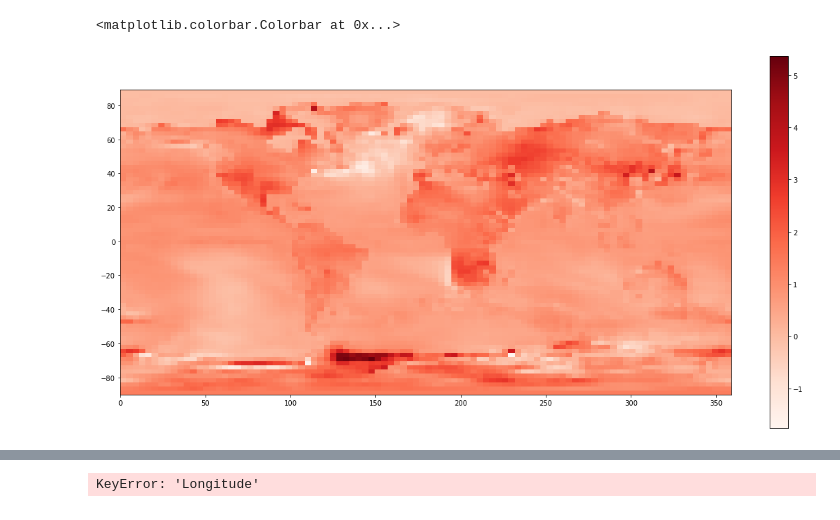
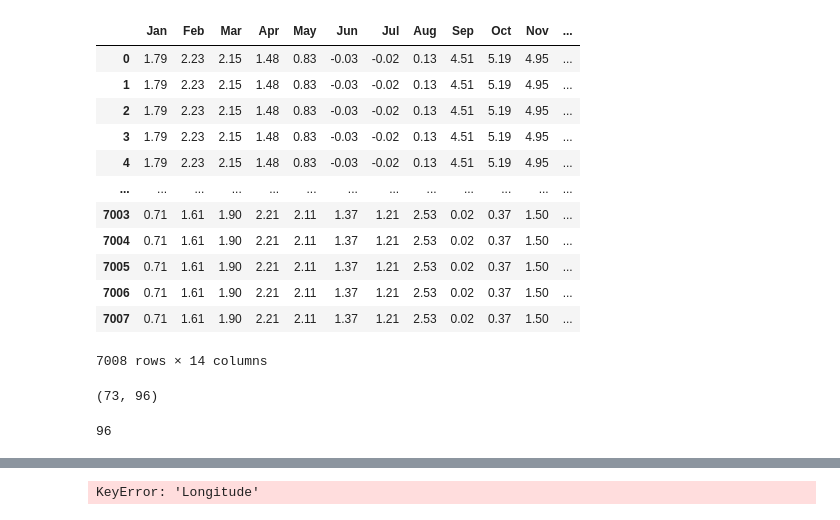
Before and after one commit to lofilippini/hadcm3-view, a Jupyter notebook: main.ipynb, the cells around one changed output, grey strips where cells are left out. Saved outputs shown, nothing was run; the diff lists cells and outputs as text; code cells hidden in the pictures.

```diff
--- a/main.ipynb
+++ b/main.ipynb
@@ -18,9 +14,9 @@ global month, longitudes, latitudes, coords
 month = ['Jan', 'Feb', 'Mar', 'Apr', 'May', 'Jun',
          'Jul', 'Aug', 'Sep', 'Oct', 'Nov', 'Dec']
 
-longitudes = np.arange(0,360,3.75)/3.75
-#latitudes = np.arange(-90,92.5,2.5)
-latitudes = np.arange(0,182.5,2.5)/2.5
+longitudes = np.arange(0,360,3.75)
+latitudes = np.arange(90,-92.5,-2.5)
+#latitudes = np.arange(0,182.5,2.5)
 
 long_mesh, lat_mesh = np.meshgrid(longitudes, latitudes)
 coords = np.column_stack((long_mesh.ravel(), lat_mesh.ravel()))
@@ -57,23 +53,38 @@ def diffileconv(file):
         weather[month[i]] = monthly_var[i]
 
     df = pd.DataFrame(weather)
-   # weather_var['Longitude'] = coords[:,0]
-   # weather_var['Latitude'] = coords[:,1]
 
     mat = df.to_numpy().transpose().reshape(12,73,96)
-    mat = np.roll(mat, 48, axis=2)
+    #mat = np.roll(mat, 48, axis=2)
 
-    return mat
+    df['Longitude'] = coords[:,0]
+    df['Latitude'] = coords[:,1]
+
+    return mat, df
-# %%
-temps = diffileconv("weather-data\A2a\HADCM3_A2a_TEMP_2020.dif")
-
-plt.figure(figsize = (20,10))
-plt.imshow(temps[5], cmap = 'Reds', extent=[0, 359, -90, 89])
-plt.colorbar()
-
-
-#ax_slider = plt.axes([0.1, 0.1, 0.8, 0.05])
-#slider = Slider(ax_slider, "Month", valmin = 0, valmax = 12, valinit = 0, valstep = 0)
-# %% [output]
-<matplotlib.colorbar.Colorbar at 0x...>
-[figure, removed]
+# %%
+temps_mat = diffileconv("weather-data\A2a\HADCM3_A2a_TEMP_2020.dif")[0]
+temps_df = diffileconv("weather-data\A2a\HADCM3_A2a_TEMP_2020.dif")[1]
+
+temps_df
+# %% [output]
+|  | Jan | Feb | Mar | Apr | May | Jun | Jul | Aug | Sep | Oct | Nov | ... |
+| 0 | 1.79 | 2.23 | 2.15 | 1.48 | 0.83 | -0.03 | -0.02 | 0.13 | 4.51 | 5.19 | 4.95 | ... |
+| 1 | 1.79 | 2.23 | 2.15 | 1.48 | 0.83 | -0.03 | -0.02 | 0.13 | 4.51 | 5.19 | 4.95 | ... |
+| 2 | 1.79 | 2.23 | 2.15 | 1.48 | 0.83 | -0.03 | -0.02 | 0.13 | 4.51 | 5.19 | 4.95 | ... |
+| 3 | 1.79 | 2.23 | 2.15 | 1.48 | 0.83 | -0.03 | -0.02 | 0.13 | 4.51 | 5.19 | 4.95 | ... |
+| 4 | 1.79 | 2.23 | 2.15 | 1.48 | 0.83 | -0.03 | -0.02 | 0.13 | 4.51 | 5.19 | 4.95 | ... |
+| ... | ... | ... | ... | ... | ... | ... | ... | ... | ... | ... | ... | ... |
+| 7003 | 0.71 | 1.61 | 1.90 | 2.21 | 2.11 | 1.37 | 1.21 | 2.53 | 0.02 | 0.37 | 1.50 | ... |
+| 7004 | 0.71 | 1.61 | 1.90 | 2.21 | 2.11 | 1.37 | 1.21 | 2.53 | 0.02 | 0.37 | 1.50 | ... |
+| 7005 | 0.71 | 1.61 | 1.90 | 2.21 | 2.11 | 1.37 | 1.21 | 2.53 | 0.02 | 0.37 | 1.50 | ... |
+| 7006 | 0.71 | 1.61 | 1.90 | 2.21 | 2.11 | 1.37 | 1.21 | 2.53 | 0.02 | 0.37 | 1.50 | ... |
+| 7007 | 0.71 | 1.61 | 1.90 | 2.21 | 2.11 | 1.37 | 1.21 | 2.53 | 0.02 | 0.37 | 1.50 | ... |
+7008 rows × 14 columns
+# %%
+temps_mat[0].shape
+# %% [output]
+(73, 96)
+# %%
+len(longitudes)
+# %% [output]
+96
```
Also changed, not shown: parts of 3 cells of this notebook.
